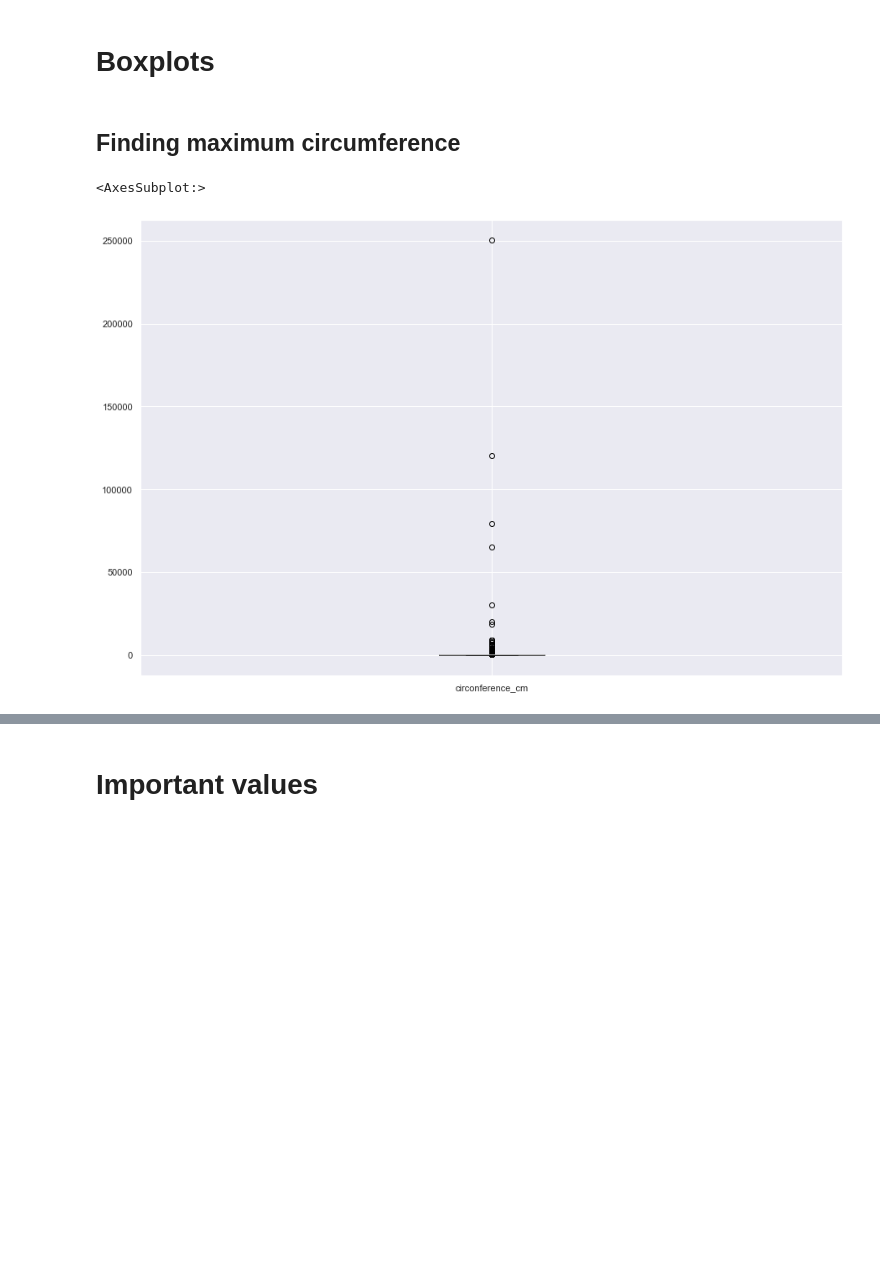
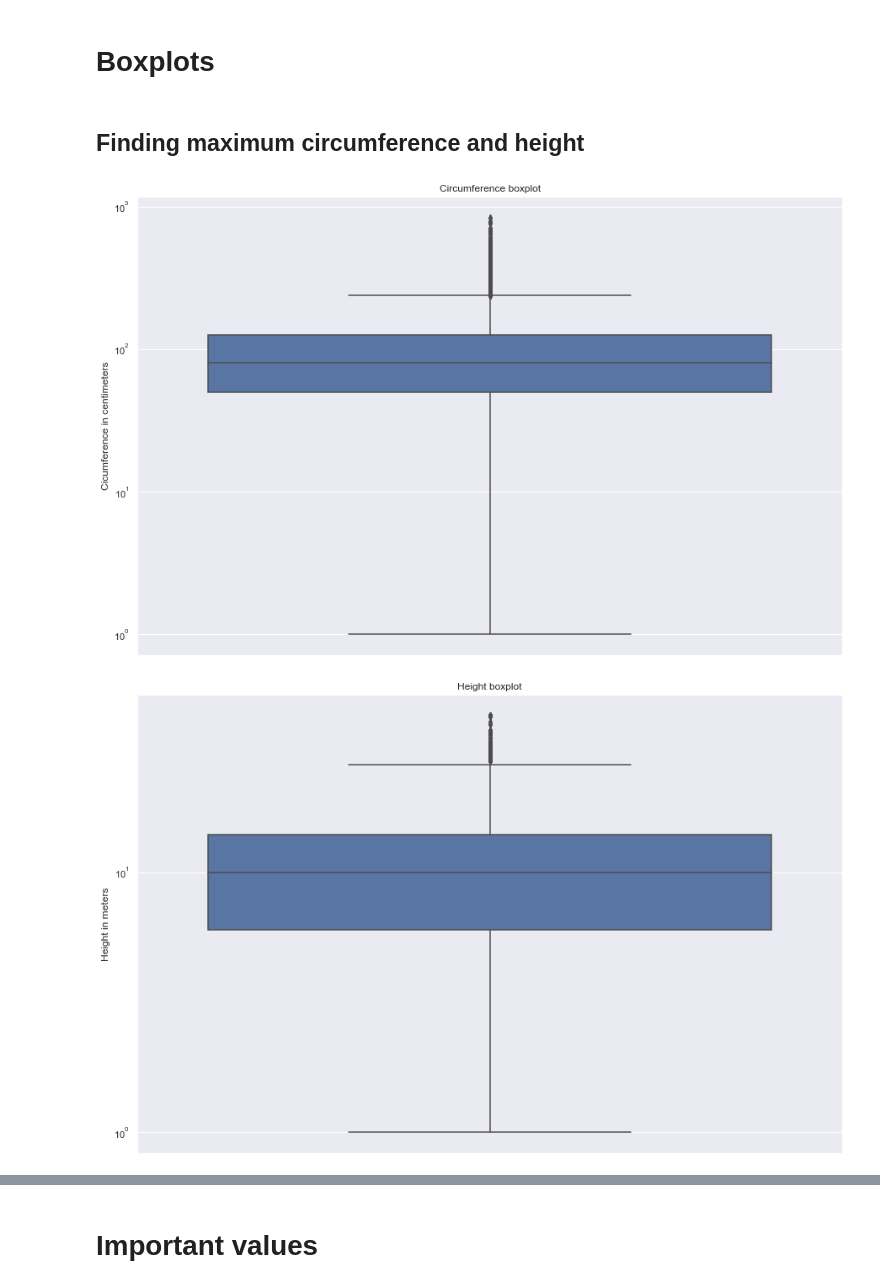
Before and after one commit to lynda-trad/Paris-Trees, a Jupyter notebook: Trees-of-Paris.ipynb, the cells around one changed output, grey strips where cells are left out. Saved outputs shown, nothing was run; the diff lists cells and outputs as text; code cells hidden in the pictures; blank space fills up the shorter version.

Commit message:
boxplot update -> log scale + show difference after cleanup

```diff
--- a/Trees-of-Paris.ipynb
+++ b/Trees-of-Paris.ipynb
@@ -48,10 +48,19 @@ data
 # %% [markdown]
 # Boxplots
 # %% [markdown]
-## Finding maximum circumference
+## Finding maximum circumference and height
 # %%
-circum_boxplot = data.boxplot(column=['circonference_cm'])
-circum_boxplot
+circum_boxplot = sns.boxplot(y=data['circonference_cm'])
+circum_boxplot.set_yscale('log')
+circum_boxplot.set_title('Circumference boxplot')
+circum_boxplot.set_ylabel('Cicumference in centimeters')
+plt.show()
+
+height_boxplot = sns.boxplot(y=data["hauteur_m"])
+height_boxplot.set_yscale('log')
+height_boxplot.set_title('Height boxplot')
+height_boxplot.set_ylabel('Height in meters')
+plt.show()
 # %% [output]
-<AxesSubplot:>
-[figure, old version]
+[figure, new version]
+[figure, added]
```
Also changed, not shown: parts of 26 cells of this notebook.
